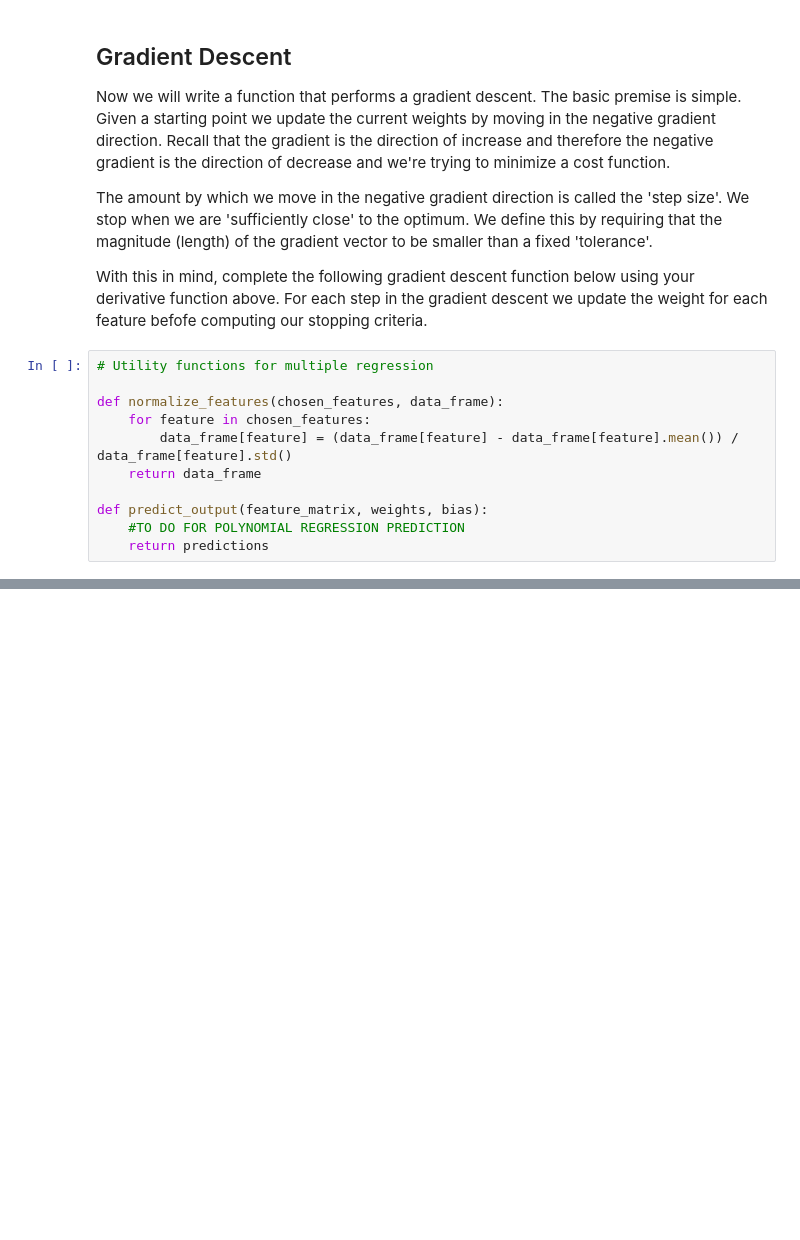
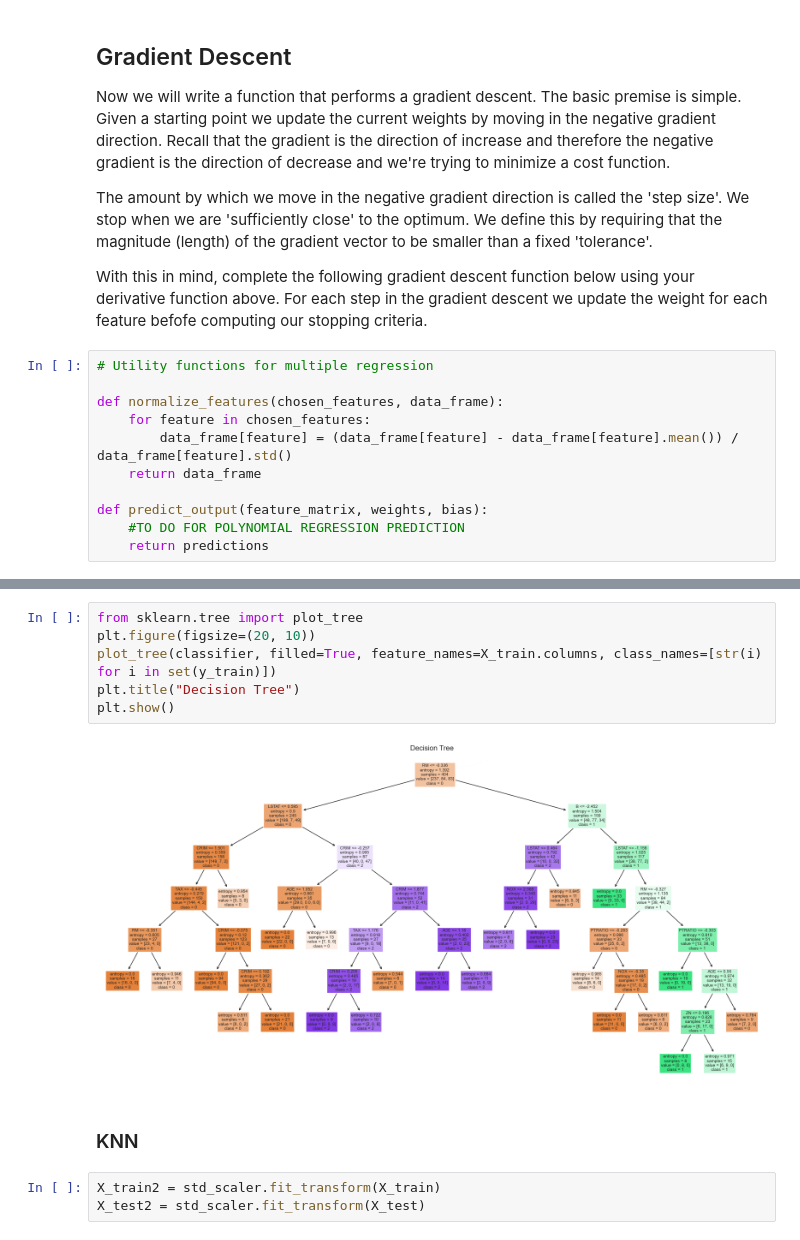
Before and after one commit to AryanBastani/AI-Course-Projects, a Jupyter notebook: Machine Learning/AI-CA4.ipynb, the cells around one changed output, grey strips where cells are left out. Saved outputs shown, nothing was run; the diff lists cells and outputs as text; blank space fills up the shorter version.

```diff
--- a/Machine Learning/AI-CA4.ipynb
+++ b/Machine Learning/AI-CA4.ipynb
@@ -683,0 +1022,13 @@ def get_weights_and_bias(chosen_features):
+# %%
+from sklearn.tree import plot_tree
+plt.figure(figsize=(20, 10))
+plot_tree(classifier, filled=True, feature_names=X_train.columns, class_names=[str(i) for i in set(y_train)])
+plt.title("Decision Tree")
+plt.show()
+# %% [output]
+[figure, added]
+# %% [markdown]
+### KNN
+# %%
+X_train2 = std_scaler.fit_transform(X_train)
+X_test2 = std_scaler.fit_transform(X_test)
```
Also changed, not shown: parts of 64 cells of this notebook, 5 other files.
